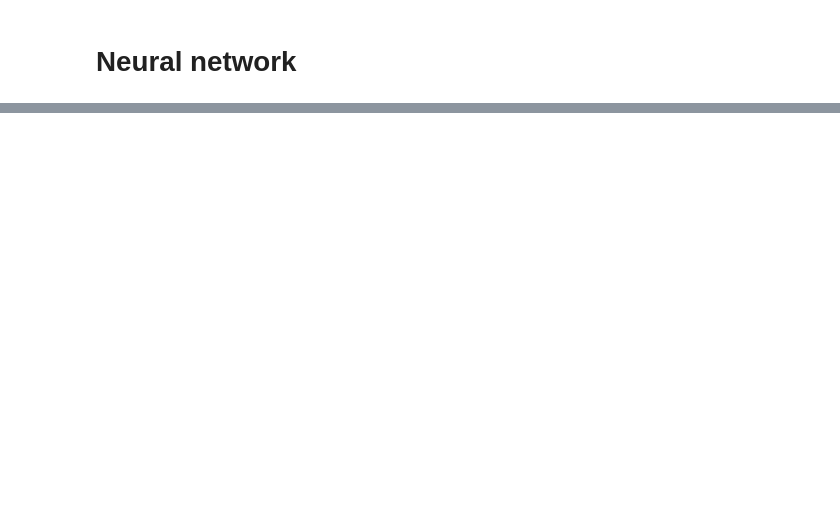
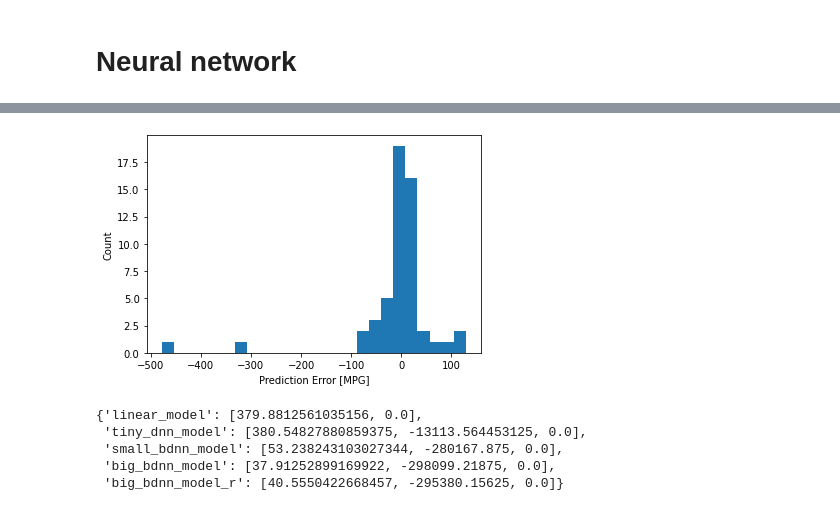
Before and after one commit to new-superuser-alt9193/Aprendizaje_maquina, a Jupyter notebook: framework.ipynb, the cells around one changed output, grey strips where cells are left out. Cells and saved outputs as stored; diff of their text form; code cells hidden in the pictures; blank space fills up the shorter version.

```diff
--- a/framework.ipynb
+++ b/framework.ipynb
@@ -360,0 +393,15 @@ big_dnn_model = compile_model(big_model)
+# %%
+error = test_predictions - y_test
+plt.hist(error, bins=25)
+plt.xlabel('Prediction Error [MPG]')
+_ = plt.ylabel('Count')
+# %% [output]
+[figure, added]
+# %%
+test_results
+# %% [output]
+{'linear_model': [379.8812561035156, 0.0],
+ 'tiny_dnn_model': [380.54827880859375, -13113.564453125, 0.0],
+ 'small_bdnn_model': [53.238243103027344, -280167.875, 0.0],
+ 'big_bdnn_model': [37.91252899169922, -298099.21875, 0.0],
+ 'big_bdnn_model_r': [40.5550422668457, -295380.15625, 0.0]}
```
Also changed, not shown: parts of 42 cells of this notebook, 2 other files.
